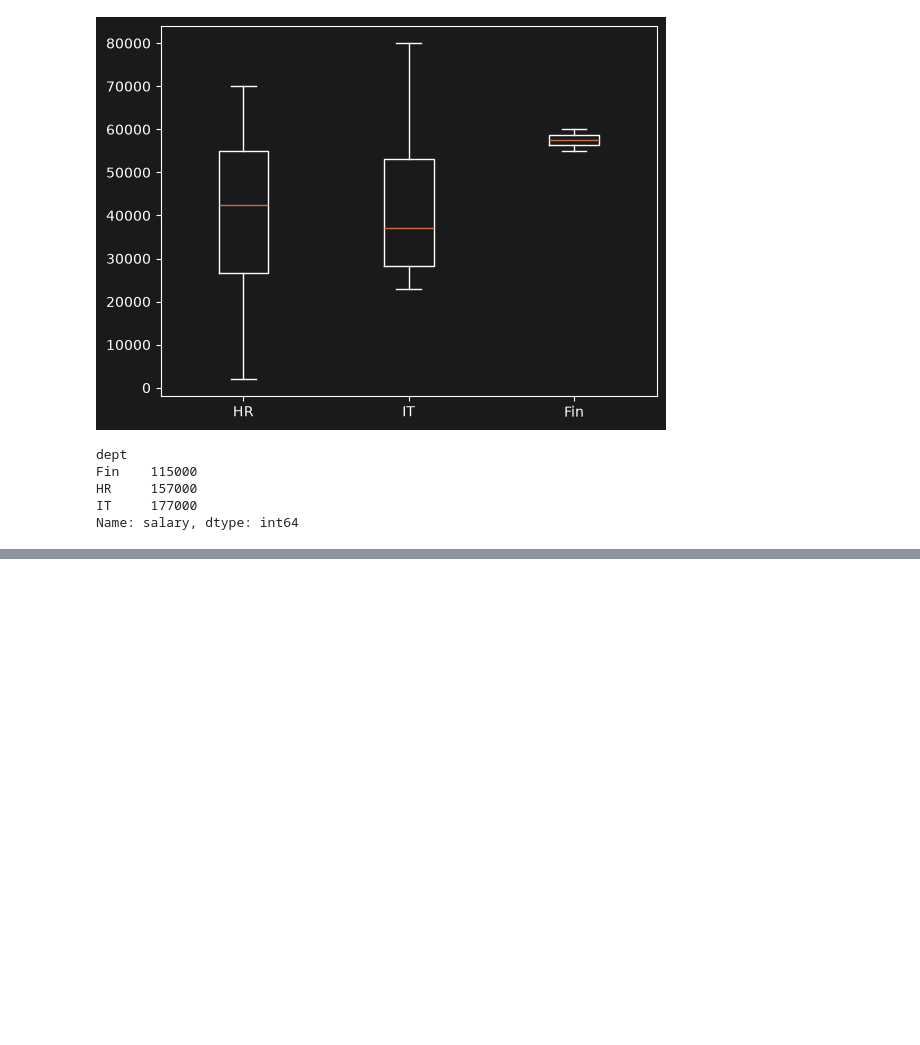
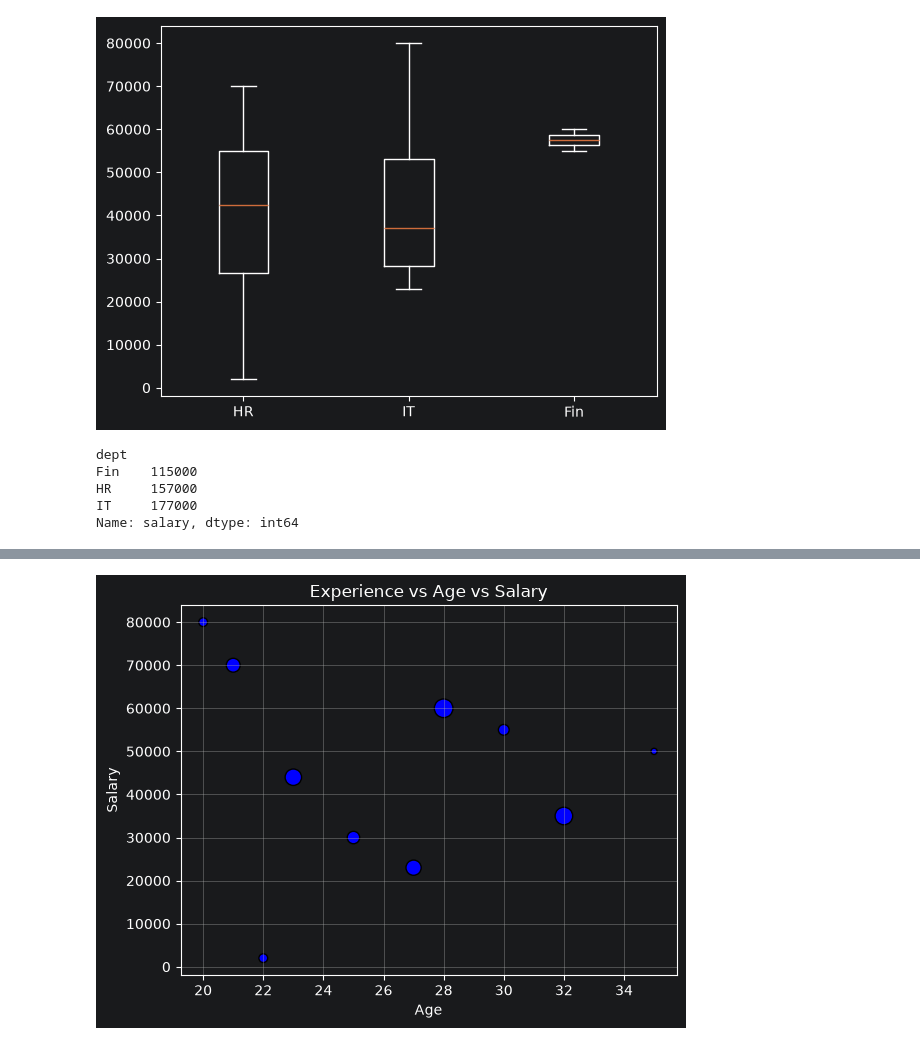
Before and after one commit to Rajwardhan1807/MachineLearning, a Jupyter notebook: MatplotLib/tut.ipynb, the cells around one changed output, grey strips where cells are left out. Cells and saved outputs as stored; diff of their text form; code cells hidden in the pictures; blank space fills up the shorter version.

```diff
--- a/MatplotLib/tut.ipynb
+++ b/MatplotLib/tut.ipynb
@@ -220,0 +236,11 @@ plt.pie(salary_by_dept, autopct="%1.1f", labels=salary_by_dept.index)
+# %%
+# Bubble Plot
+
+plt.scatter(df['age'],df['salary'],s = df['experience']* 20, color = 'blue', edgecolors='black')
+plt.title("Experience vs Age vs Salary")
+plt.xlabel("Age")
+plt.ylabel("Salary")
+plt.grid()
+plt.show()
+# %% [output]
+[figure, added]
```
Also changed, not shown: parts of 17 cells of this notebook, 1 other file.
